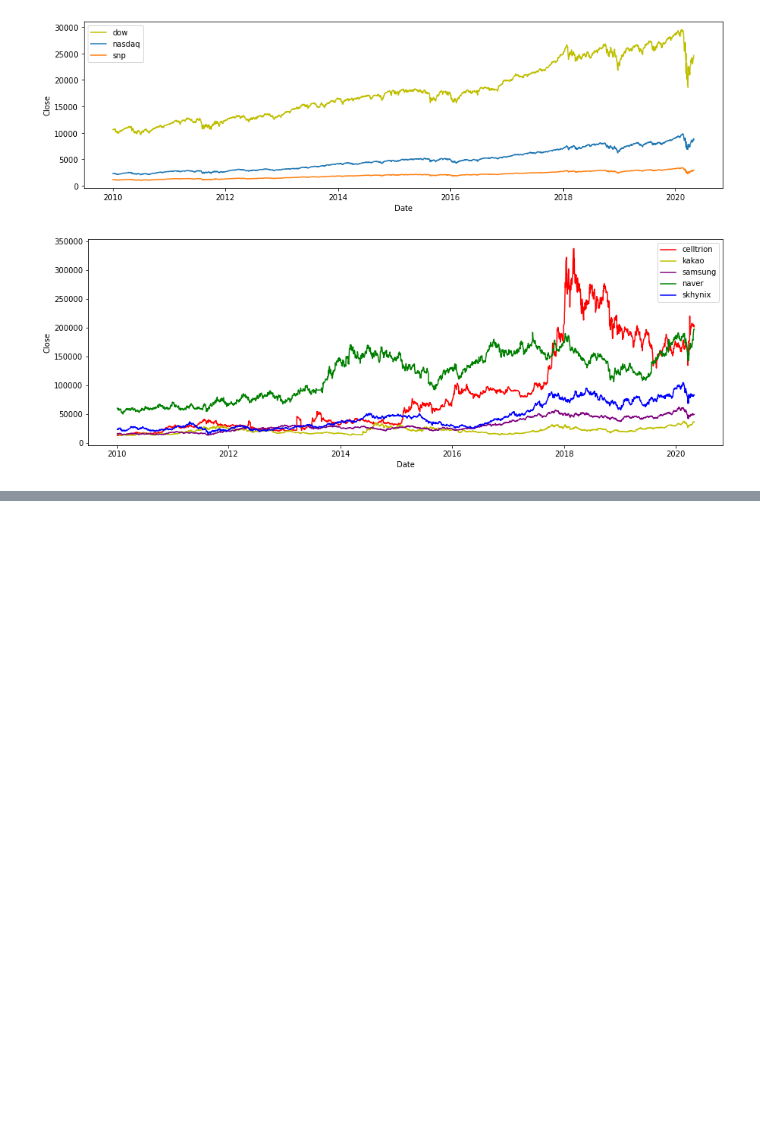
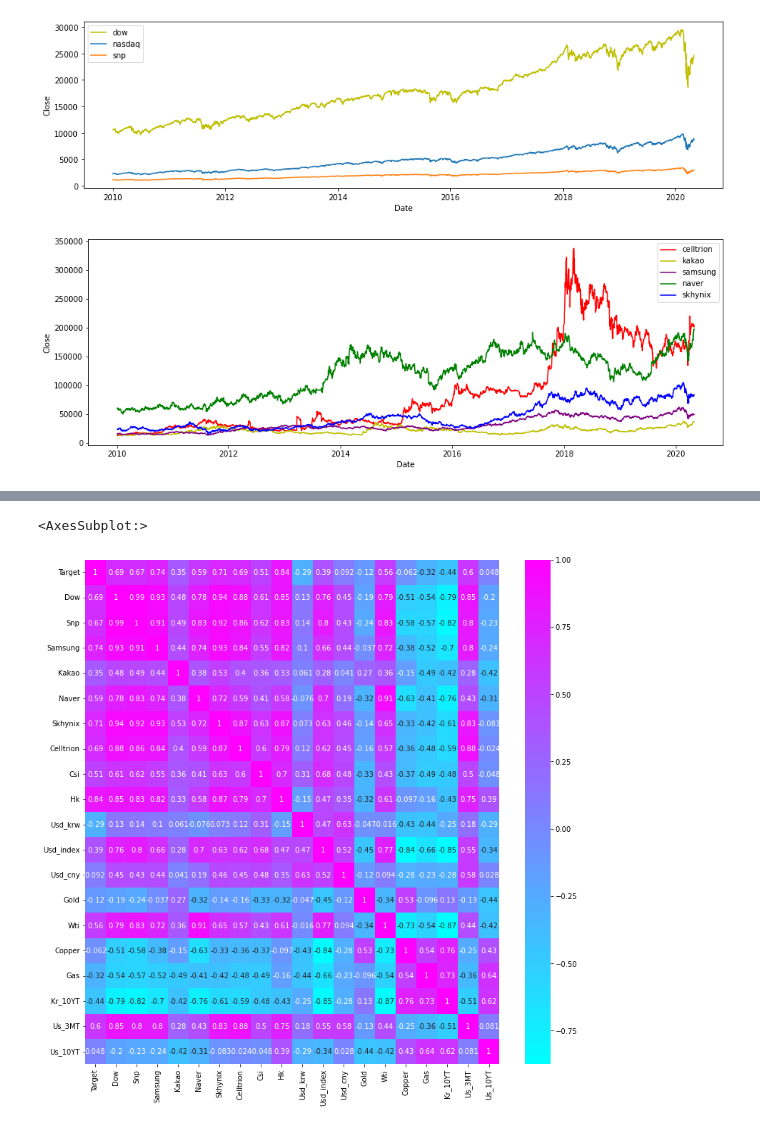
Before and after one commit to DongGuk-Seo/Yeardream, a Jupyter notebook: Project_Modeling/data/Project_Price_Prediction.ipynb, the cells around one changed output, grey strips where cells are left out. Drawn from its saved outputs; the diff is of its cells as text; code cells hidden in the pictures; blank space fills up the shorter version.

```diff
--- a/Project_Modeling/data/Project_Price_Prediction.ipynb
+++ b/Project_Modeling/data/Project_Price_Prediction.ipynb
@@ -170,19 +325,24 @@ plt.show()
 [figure]
 [figure]
 # %%
-kospi_t = pd.merge(kospi_train['Close'],dow_train.Open,left_index=True,right_index=True,how='left')
-kospi_t = pd.merge(kospi_t,snp_train.Open,left_index=True,right_index=True,how='left')
-kospi_t = pd.merge(kospi_t,csi_train.Open,left_index=True,right_index=True,how='left')
-kospi_t = pd.merge(kospi_t,hk_train.Open,left_index=True,right_index=True,how='left')
-kospi_t = pd.merge(kospi_t,usd_krw_train.Close,left_index=True,right_index=True,how='left')
-kospi_t = pd.merge(kospi_t,usd_index_train.Open,left_index=True,right_index=True,how='left')
-kospi_t = pd.merge(kospi_t,usd_cny_train.Open,left_index=True,right_index=True,how='left')
-kospi_t = pd.merge(kospi_t,gold_train.Open,left_index=True,right_index=True,how='left')
-kospi_t = pd.merge(kospi_t,wti_train.Open,left_index=True,right_index=True,how='left')
-kospi_t = pd.merge(kospi_t,copper_train.Open,left_index=True,right_index=True,how='left')
-kospi_t = pd.merge(kospi_t,gas_train.Open,left_index=True,right_index=True,how='left')
-kospi_t = pd.merge(kospi_t,kr_10YT_train.Close,left_index=True,right_index=True,how='left')
-kospi_t = pd.merge(kospi_t,us_3MT_train.Open,left_index=True,right_index=True,how='left')
-kospi_t = pd.merge(kospi_t,us_10YT_train.Open,left_index=True,right_index=True,how='left')
-kospi_t.columns = ['Target','Dow','Snp','Csi','Hk','Usd_krw','Usd_index','Usd_cny','Gold','Wti','Copper','Gas','Kr_10YT','Us_3MT','Us_10YT']
-kospi_t.info()
+# kospi_train merge
+kospi_train_merged = pd.merge(kospi_train['Close'],dow_train.Open,left_index=True,right_index=True,how='left')
+kospi_train_merged = pd.merge(kospi_train_merged,snp_train.Open,left_index=True,right_index=True,how='left')
+kospi_train_merged = pd.merge(kospi_train_merged,samsung_train.Close,left_index=True,right_index=True,how='left')
+kospi_train_merged = pd.merge(kospi_train_merged,kakao_train.Close,left_index=True,right_index=True,how='left')
+kospi_train_merged = pd.merge(kospi_train_merged,naver_train.Close,left_index=True,right_index=True,how='left')
+kospi_train_merged = pd.merge(kospi_train_merged,skhynix_train.Close,left_index=True,right_index=True,how='left')
+kospi_train_merged = pd.merge(kospi_train_merged,celltrion_train.Close,left_index=True,right_index=True,how='left')
+kospi_train_merged = pd.merge(kospi_train_merged,csi_train.Open,left_index=True,right_index=True,how='left')
+kospi_train_merged = pd.merge(kospi_train_merged,hk_train.Open,left_index=True,right_index=True,how='left')
+kospi_train_merged = pd.merge(kospi_train_merged,usd_krw_train.Close,left_index=True,right_index=True,how='left')
+kospi_train_merged = pd.merge(kospi_train_merged,usd_index_train.Open,left_index=True,right_index=True,how='left')
+kospi_train_merged = pd.merge(kospi_train_merged,usd_cny_train.Open,left_index=True,right_index=True,how='left')
+kospi_train_merged = pd.merge(kospi_train_merged,gold_train.Open,left_index=True,right_index=True,how='left')
+kospi_train_merged = pd.merge(kospi_train_merged,wti_train.Open,left_index=True,right_index=True,how='left')
+kospi_train_merged = pd.merge(kospi_train_merged,copper_train.Open,left_index=True,right_index=True,how='left')
+kospi_train_merged = pd.merge(kospi_train_merged,gas_train.Open,left_index=True,right_index=True,how='left')
+kospi_train_merged = pd.merge(kospi_train_merged,kr_10YT_train.Close,left_index=True,right_index=True,how='left')
+kospi_train_merged = pd.merge(kospi_train_merged,us_3MT_train.Open,left_index=True,right_index=True,how='left')
+kospi_train_merged = pd.merge(kospi_train_merged,us_10YT_train.Open,left_index=True,right_index=True,how='left')
+kospi_train_merged.columns = ['Target','Dow','Snp','Samsung','Kakao','Naver','Skhynix','Celltrion','Csi','Hk','Usd_krw','Usd_index','Usd_cny','Gold','Wti','Copper','Gas','Kr_10YT','Us_3MT','Us_10YT']
@@ -207 +370,7 @@ memory usage: 383.2 KB
+# %%
+plt.figure(figsize=(13,13))
+sns.heatmap(kospi_train_merged.corr(),annot=True, cmap='cool')
+# %% [output]
+<AxesSubplot:>
+[figure, added]
 # %%
```
Also changed, not shown: parts of 25 cells of this notebook, 34 other files.
